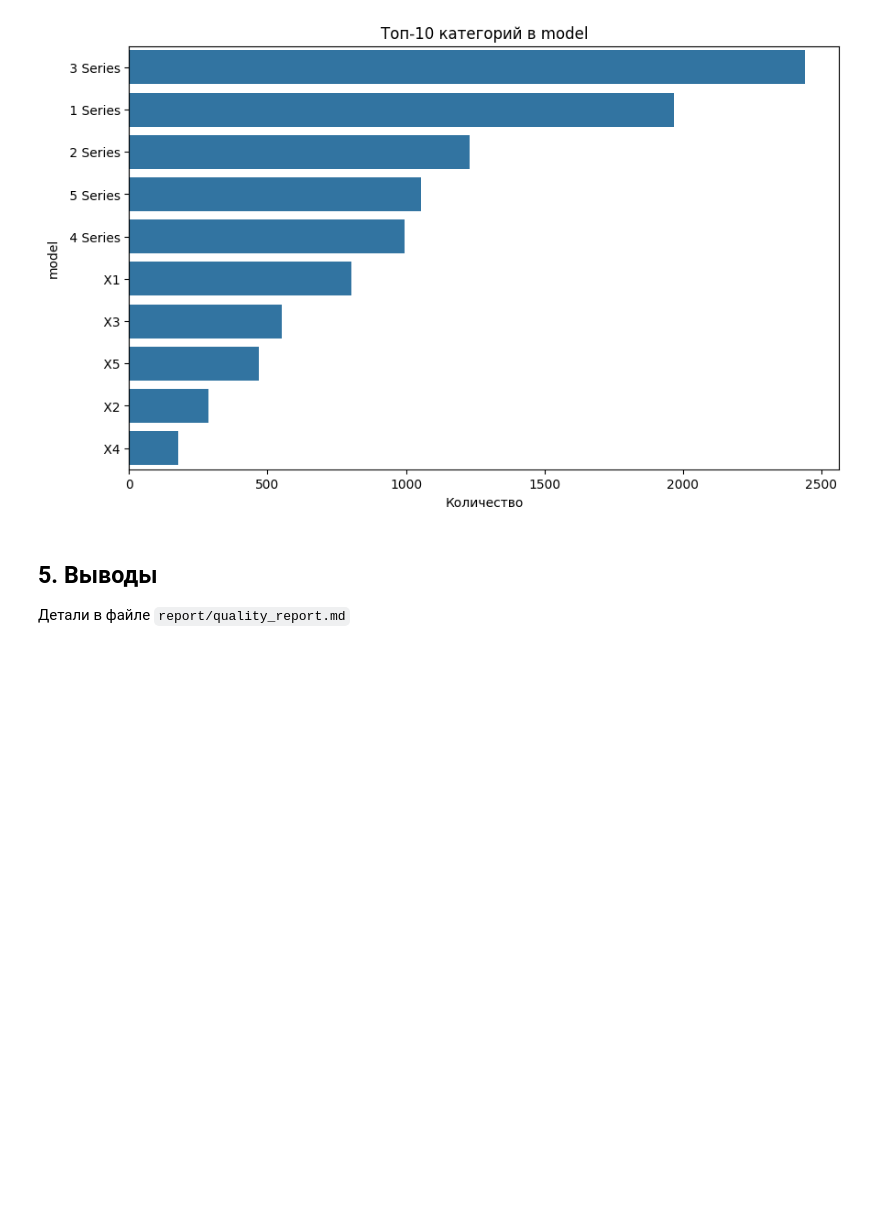
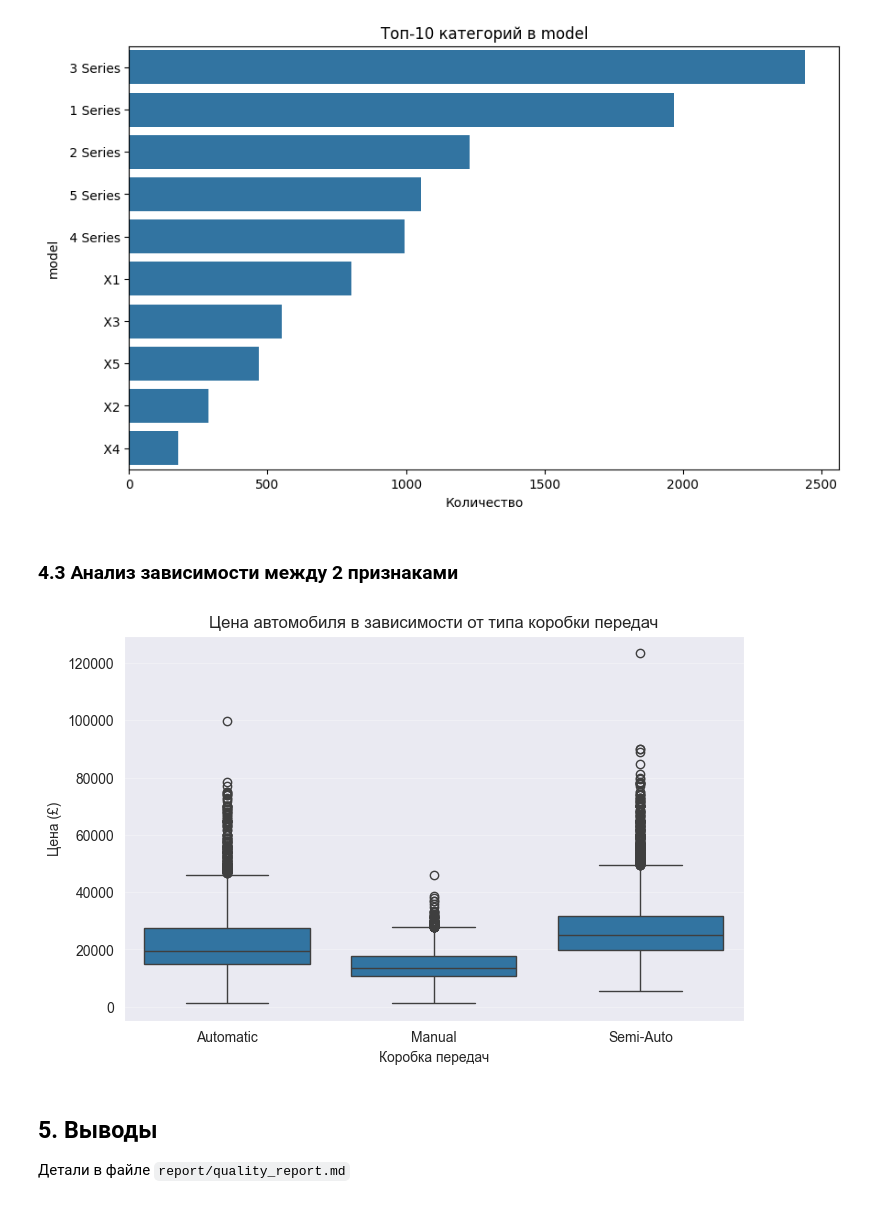
Before and after one commit to ibethatprettymothefucker/DataAnalysis, a Jupyter notebook: notebooks/01_data_understanding.ipynb, the cells around one changed output. Saved outputs shown, nothing was run; the diff lists cells and outputs as text; code cells hidden in the pictures; blank space fills up the shorter version.

```diff
--- a/notebooks/01_data_understanding.ipynb
+++ b/notebooks/01_data_understanding.ipynb
@@ -150,6 +150,22 @@ plt.xlabel('Количество')
 plt.show()
 # %% [output]
 [figure]
+# %% [markdown]
+### 4.3 Анализ зависимости между 2 признаками
+# %%
+import matplotlib.pyplot as plt
+import seaborn as sns
+import numpy as np
+
+plt.figure(figsize=(8, 5))
+sns.boxplot(data=df, x='transmission', y='price')
+plt.title('Цена автомобиля в зависимости от типа коробки передач')
+plt.xlabel('Коробка передач')
+plt.ylabel('Цена (£)')
+plt.grid(axis='y', alpha=0.3)
+plt.show()
+# %% [output]
+[figure, added]
 # %% [markdown]
 ## 5. Выводы
 
```
